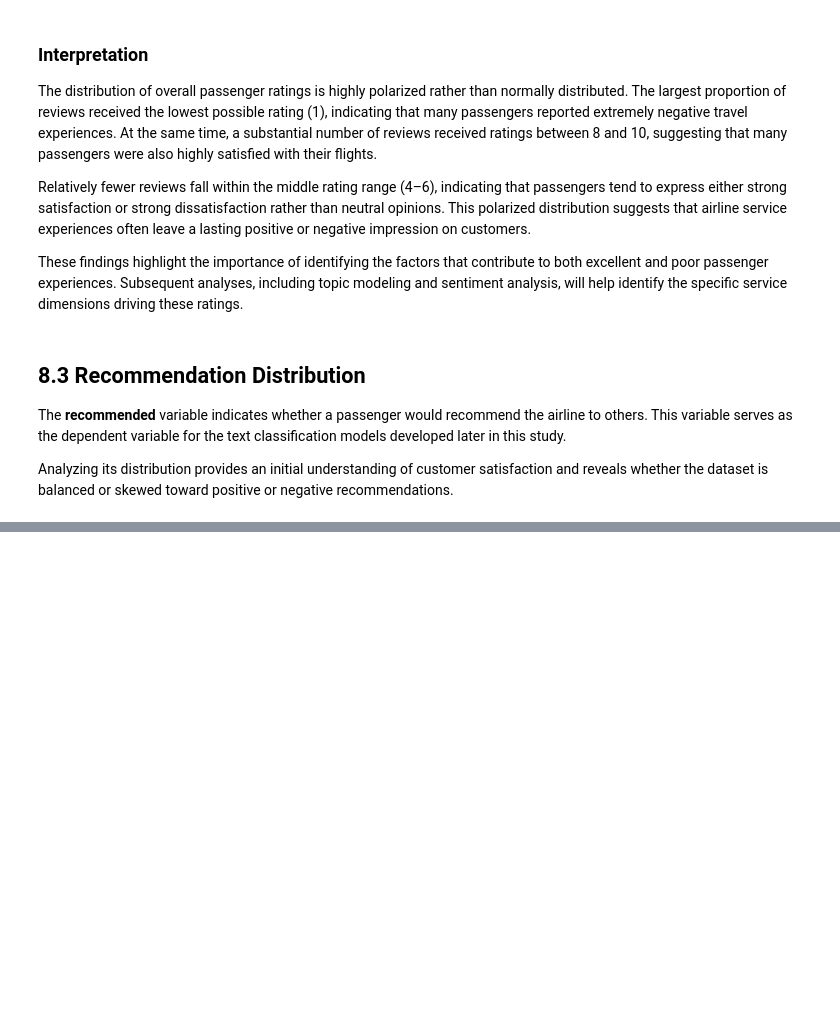
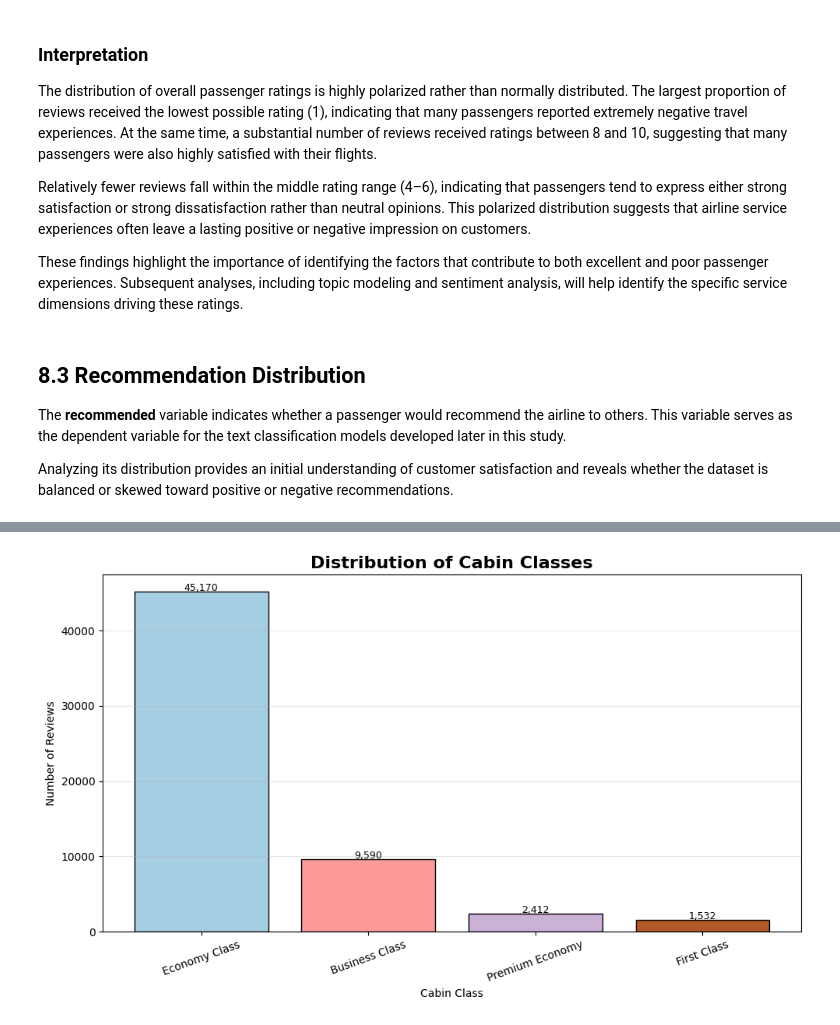
Before and after one commit to saurabh-parate/project-skytrax-airline, a Jupyter notebook: group5-skytrax-airline-reviews.ipynb, the cells around one changed output, grey strips where cells are left out. Saved outputs shown, nothing was run; the diff lists cells and outputs as text; code cells hidden in the pictures; blank space fills up the shorter version.

```diff
--- a/group5-skytrax-airline-reviews.ipynb
+++ b/group5-skytrax-airline-reviews.ipynb
@@ -806,0 +1000,48 @@ Analyzing its distribution provides an initial understanding of customer satisfa
+# %%
+# ==========================================
+# Cabin Class Distribution
+# ==========================================
+
+cabin_counts = clean_df["cabin"].value_counts()
+
+plt.figure(figsize=(10,6))
+
+colors = plt.cm.Paired(np.linspace(0,1,len(cabin_counts)))
+
+bars = plt.bar(
+    cabin_counts.index,
+    cabin_counts.values,
+    color=colors,
+    edgecolor="black"
+)
+
+plt.title(
+    "Distribution of Cabin Classes",
+    fontsize=16,
+    fontweight="bold"
+)
+
+plt.xlabel("Cabin Class")
+plt.ylabel("Number of Reviews")
+
+plt.xticks(rotation=20)
+
+plt.grid(axis="y", alpha=0.3)
+
+for bar in bars:
+    plt.text(
+        bar.get_x()+bar.get_width()/2,
+        bar.get_height()+100,
+        f"{int(bar.get_height()):,}",
+        ha="center",
+        fontsize=9
+    )
+
+plt.tight_layout()
+
+# Uncomment if you want to save the figure
+# plt.savefig("cabin_class_distribution.png", dpi=300, bbox_inches="tight")
+
+plt.show()
+# %% [output]
+[figure, added]
```
Also changed, not shown: parts of 41 cells of this notebook.
